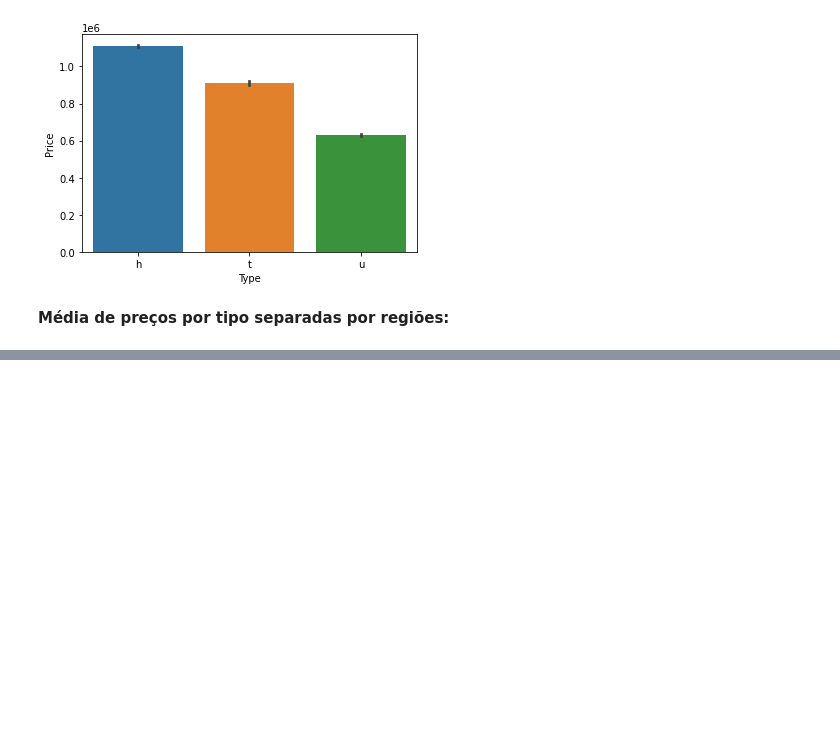
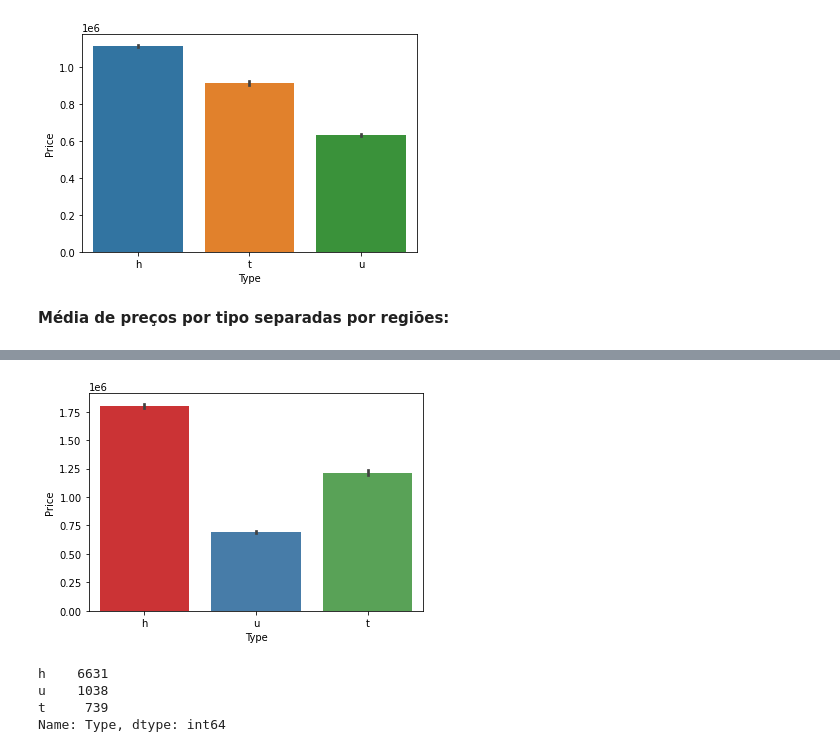
Before and after one commit to fabiobarreto-ds/data-analysis, a Jupyter notebook: 04_melbourne_housing_EDA.ipynb, the cells around one changed output, grey strips where cells are left out. Cells and saved outputs as stored; diff of their text form; code cells hidden in the pictures; blank space fills up the shorter version.

```diff
--- a/04_melbourne_housing_EDA.ipynb
+++ b/04_melbourne_housing_EDA.ipynb
@@ -454,0 +506,12 @@ sns.barplot(data=df, y="Type", x="Price", hue="Regionname");
+# %%
+tipos_regiao("Southern Metropolitan")
+# %% [output]
+[figure, added]
+# %%
+df_nm = df[df["Regionname"] == "Western Metropolitan"]
+df_nm["Type"].value_counts()
+# %% [output]
+h    6631
+u    1038
+t     739
+Name: Type, dtype: int64
```
Also changed, not shown: parts of 63 cells of this notebook, 1 other file.
